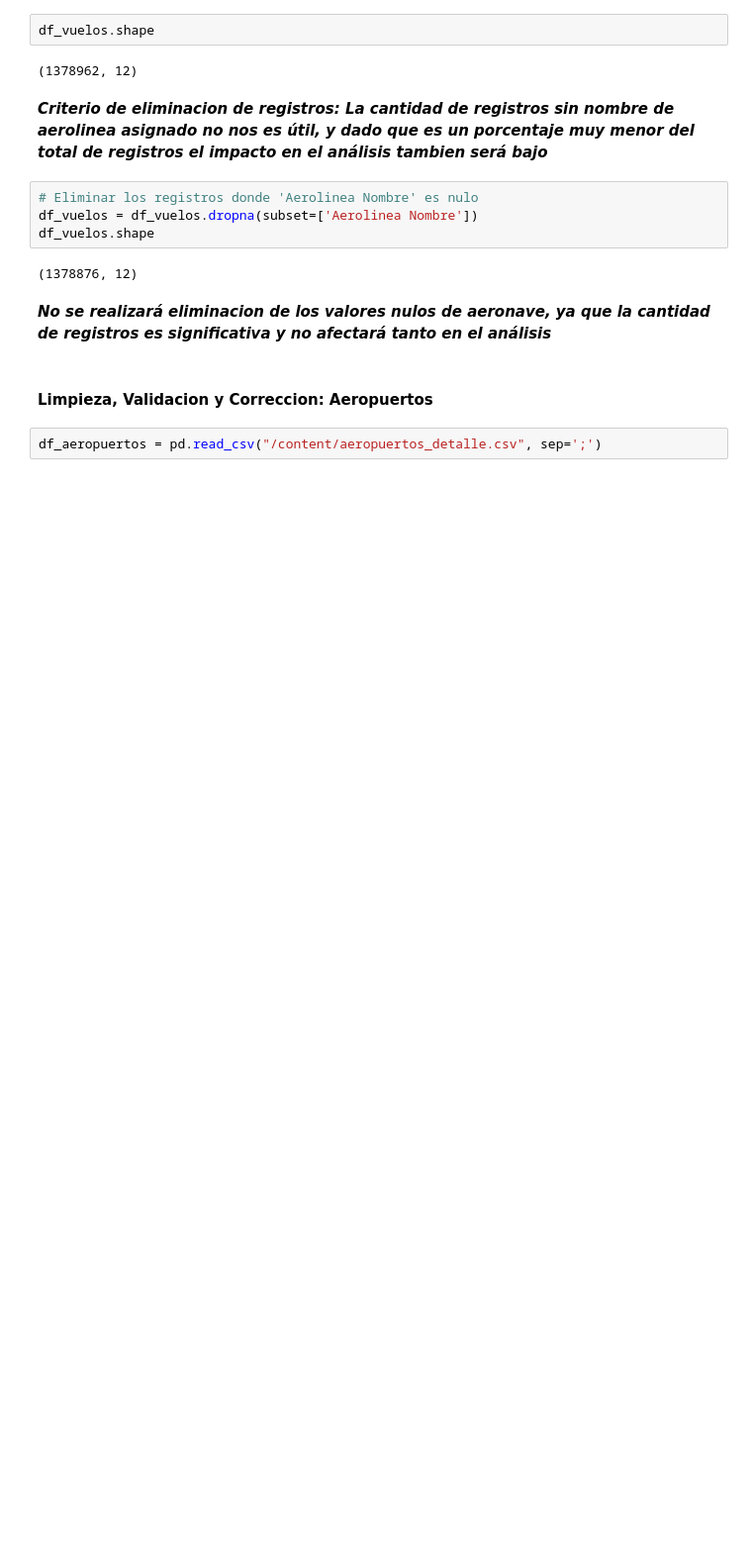
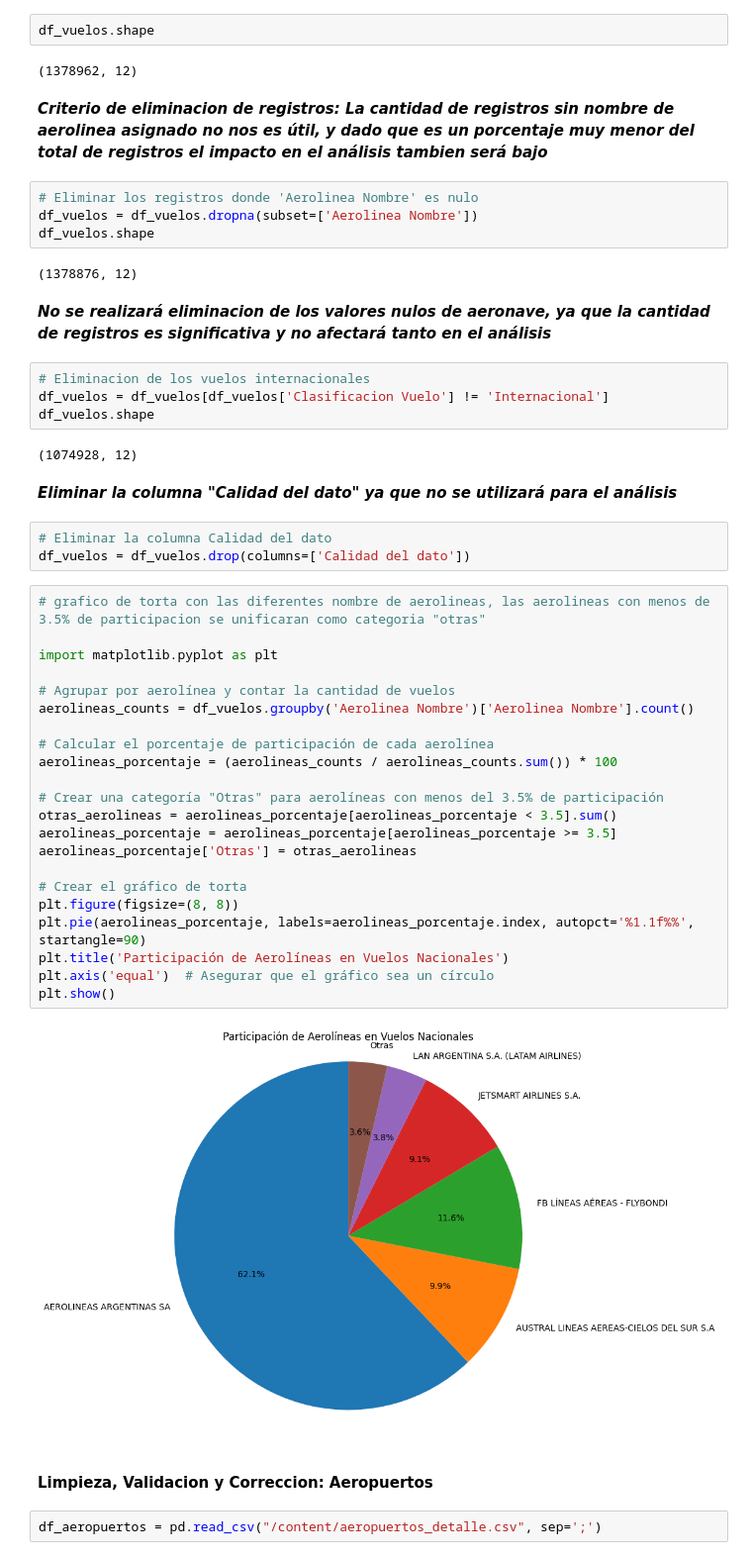
Before and after one commit to federicorey/ciencia_datos_uade, a Jupyter notebook: Aviacion_Civil.ipynb, the cells around one changed output. Shown at 99% size. Saved outputs shown, nothing was run; the diff lists cells and outputs as text; blank space fills up the shorter version.

```diff
--- a/Aviacion_Civil.ipynb
+++ b/Aviacion_Civil.ipynb
@@ -274,6 +277,41 @@ df_vuelos.shape
 (1378876, 12)
 # %% [markdown]
 ***No se realizará eliminacion de los valores nulos de aeronave, ya que la cantidad de registros es significativa y no afectará tanto en el análisis***
+# %%
+# Eliminacion de los vuelos internacionales
+df_vuelos = df_vuelos[df_vuelos['Clasificacion Vuelo'] != 'Internacional']
+df_vuelos.shape
+# %% [output]
+(1074928, 12)
+# %% [markdown]
+***Eliminar la columna "Calidad del dato" ya que no se utilizará para el análisis***
+# %%
+# Eliminar la columna Calidad del dato
+df_vuelos = df_vuelos.drop(columns=['Calidad del dato'])
+# %%
+# grafico de torta con las diferentes nombre de aerolineas, las aerolineas con menos de 3.5% de participacion se unificaran como categoria "otras"
+
+import matplotlib.pyplot as plt
+
+# Agrupar por aerolínea y contar la cantidad de vuelos
+aerolineas_counts = df_vuelos.groupby('Aerolinea Nombre')['Aerolinea Nombre'].count()
+
+# Calcular el porcentaje de participación de cada aerolínea
+aerolineas_porcentaje = (aerolineas_counts / aerolineas_counts.sum()) * 100
+
+# Crear una categoría "Otras" para aerolíneas con menos del 3.5% de participación
+otras_aerolineas = aerolineas_porcentaje[aerolineas_porcentaje < 3.5].sum()
+aerolineas_porcentaje = aerolineas_porcentaje[aerolineas_porcentaje >= 3.5]
+aerolineas_porcentaje['Otras'] = otras_aerolineas
+
+# Crear el gráfico de torta
+plt.figure(figsize=(8, 8))
+plt.pie(aerolineas_porcentaje, labels=aerolineas_porcentaje.index, autopct='%1.1f%%', startangle=90)
+plt.title('Participación de Aerolíneas en Vuelos Nacionales')
+plt.axis('equal')  # Asegurar que el gráfico sea un círculo
+plt.show()
+# %% [output]
+[figure, added]
 # %% [markdown]
 #### Limpieza, Validacion y Correccion: Aeropuertos
 # %%
```
Also changed, not shown: parts of 15 cells of this notebook.
